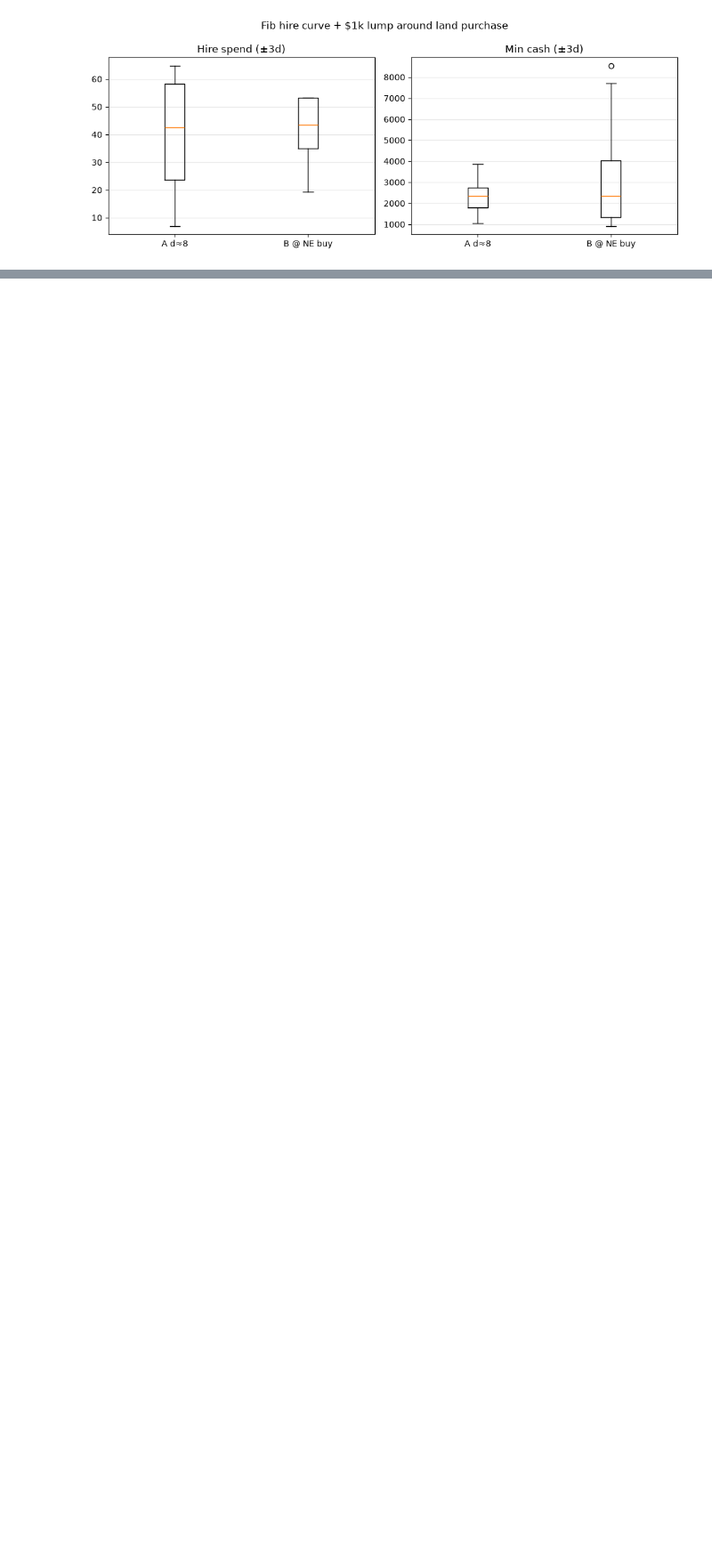
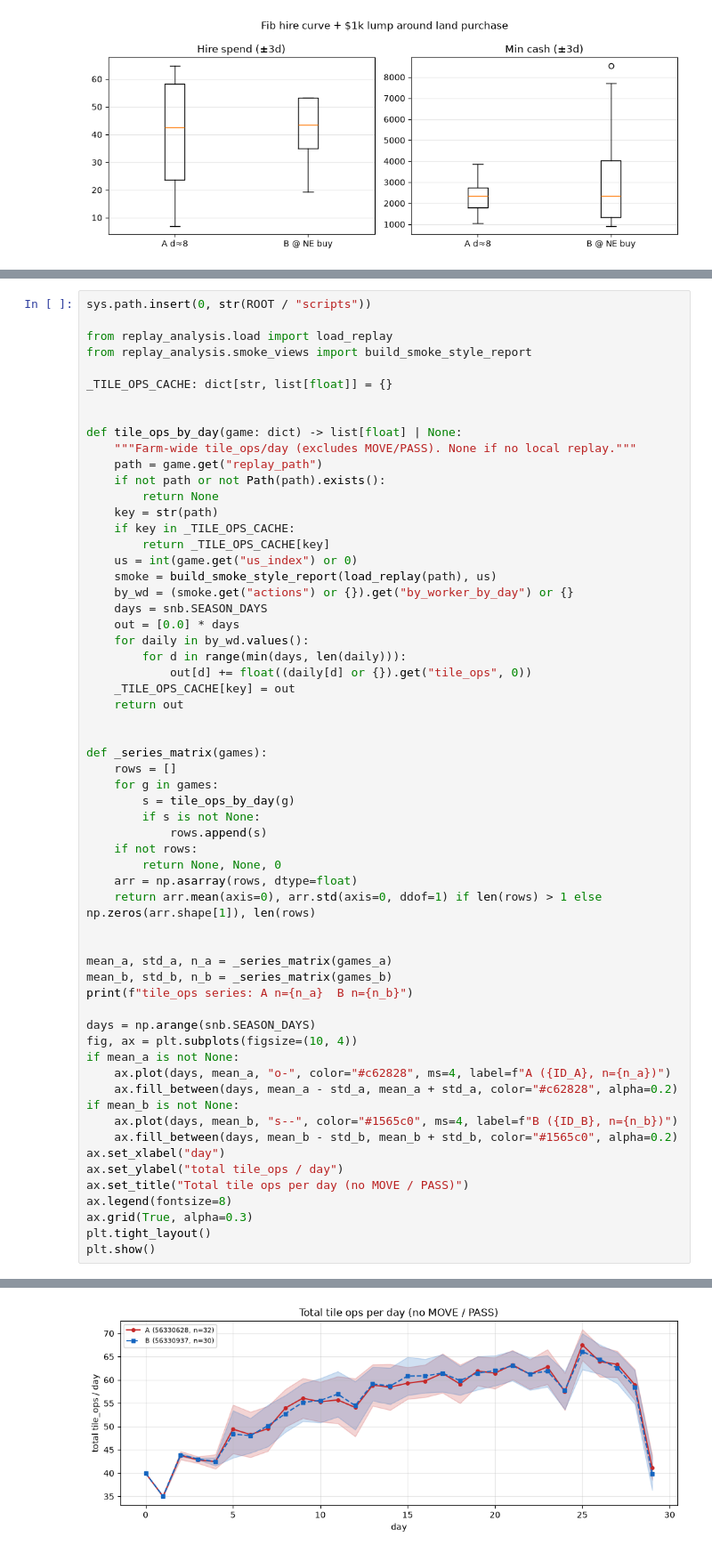
Before and after one commit to vlainic/kaggriculture, a Jupyter notebook: experiments/submission_comparison.ipynb, the cells around one changed output, grey strips where cells are left out. Shown at 89% size. Saved outputs shown, nothing was run; the diff lists cells and outputs as text; blank space fills up the shorter version.

```diff
--- a/experiments/submission_comparison.ipynb
+++ b/experiments/submission_comparison.ipynb
@@ -338,0 +343,61 @@ plt.show()
+# %%
+sys.path.insert(0, str(ROOT / "scripts"))
+
+from replay_analysis.load import load_replay
+from replay_analysis.smoke_views import build_smoke_style_report
+
+_TILE_OPS_CACHE: dict[str, list[float]] = {}
+
+
+def tile_ops_by_day(game: dict) -> list[float] | None:
+    """Farm-wide tile_ops/day (excludes MOVE/PASS). None if no local replay."""
+    path = game.get("replay_path")
+    if not path or not Path(path).exists():
+        return None
+    key = str(path)
+    if key in _TILE_OPS_CACHE:
+        return _TILE_OPS_CACHE[key]
+    us = int(game.get("us_index") or 0)
+    smoke = build_smoke_style_report(load_replay(path), us)
+    by_wd = (smoke.get("actions") or {}).get("by_worker_by_day") or {}
+    days = snb.SEASON_DAYS
+    out = [0.0] * days
+    for daily in by_wd.values():
+        for d in range(min(days, len(daily))):
+            out[d] += float((daily[d] or {}).get("tile_ops", 0))
+    _TILE_OPS_CACHE[key] = out
+    return out
+
+
+def _series_matrix(games):
+    rows = []
+    for g in games:
+        s = tile_ops_by_day(g)
+        if s is not None:
+            rows.append(s)
+    if not rows:
+        return None, None, 0
+    arr = np.asarray(rows, dtype=float)
+    return arr.mean(axis=0), arr.std(axis=0, ddof=1) if len(rows) > 1 else np.zeros(arr.shape[1]), len(rows)
+
+
+mean_a, std_a, n_a = _series_matrix(games_a)
+mean_b, std_b, n_b = _series_matrix(games_b)
+print(f"tile_ops series: A n={n_a}  B n={n_b}")
+
+days = np.arange(snb.SEASON_DAYS)
+fig, ax = plt.subplots(figsize=(10, 4))
+if mean_a is not None:
+    ax.plot(days, mean_a, "o-", color="#c62828", ms=4, label=f"A ({ID_A}, n={n_a})")
+    ax.fill_between(days, mean_a - std_a, mean_a + std_a, color="#c62828", alpha=0.2)
+if mean_b is not None:
+    ax.plot(days, mean_b, "s--", color="#1565c0", ms=4, label=f"B ({ID_B}, n={n_b})")
+    ax.fill_between(days, mean_b - std_b, mean_b + std_b, color="#1565c0", alpha=0.2)
+ax.set_xlabel("day")
+ax.set_ylabel("total tile_ops / day")
+ax.set_title("Total tile ops per day (no MOVE / PASS)")
+ax.legend(fontsize=8)
+ax.grid(True, alpha=0.3)
+plt.tight_layout()
+plt.show()
+# %% [output]
@@ -338,0 +405 @@ plt.show()
+[figure, added]
```
Also changed, not shown: parts of 4 cells of this notebook, 5 other files.
